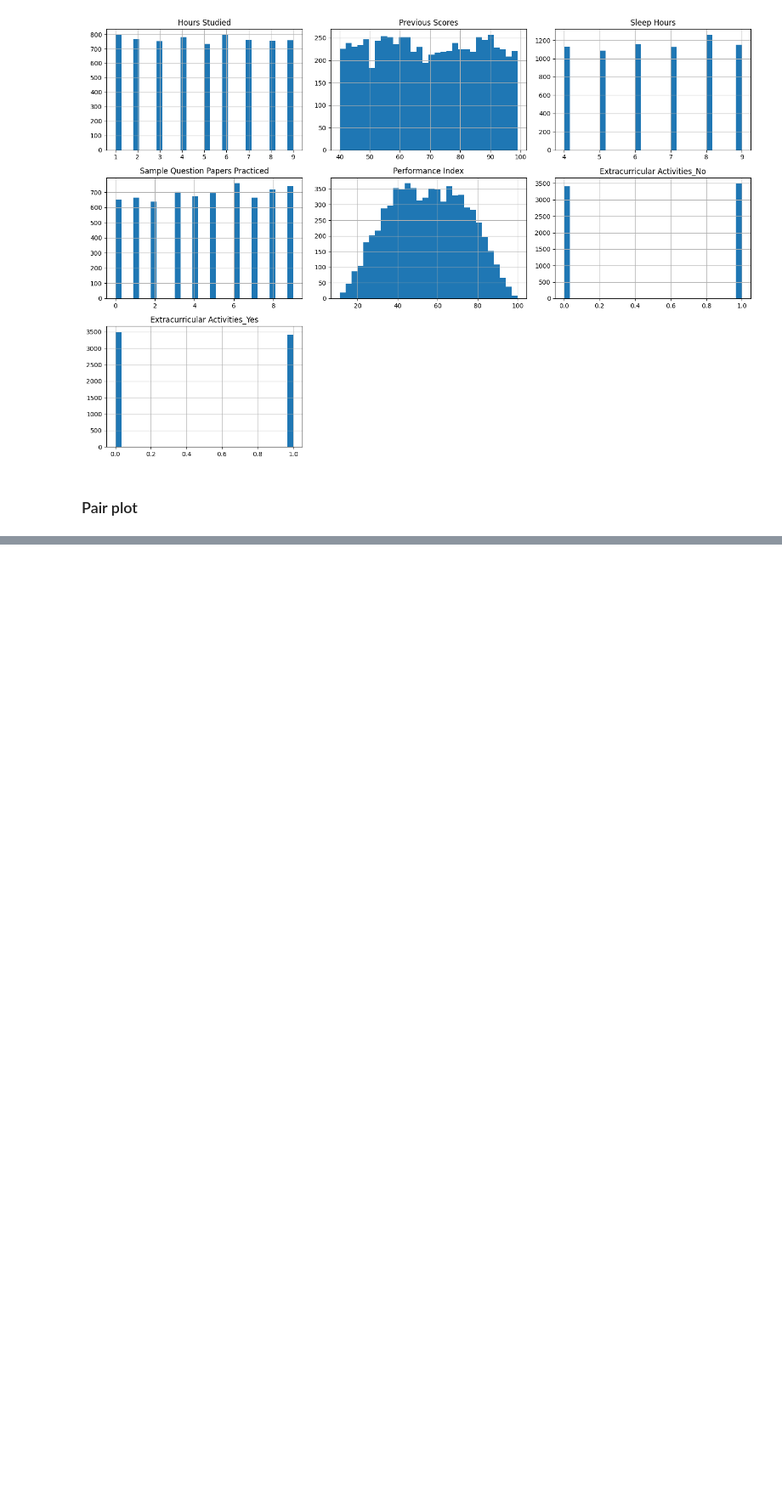
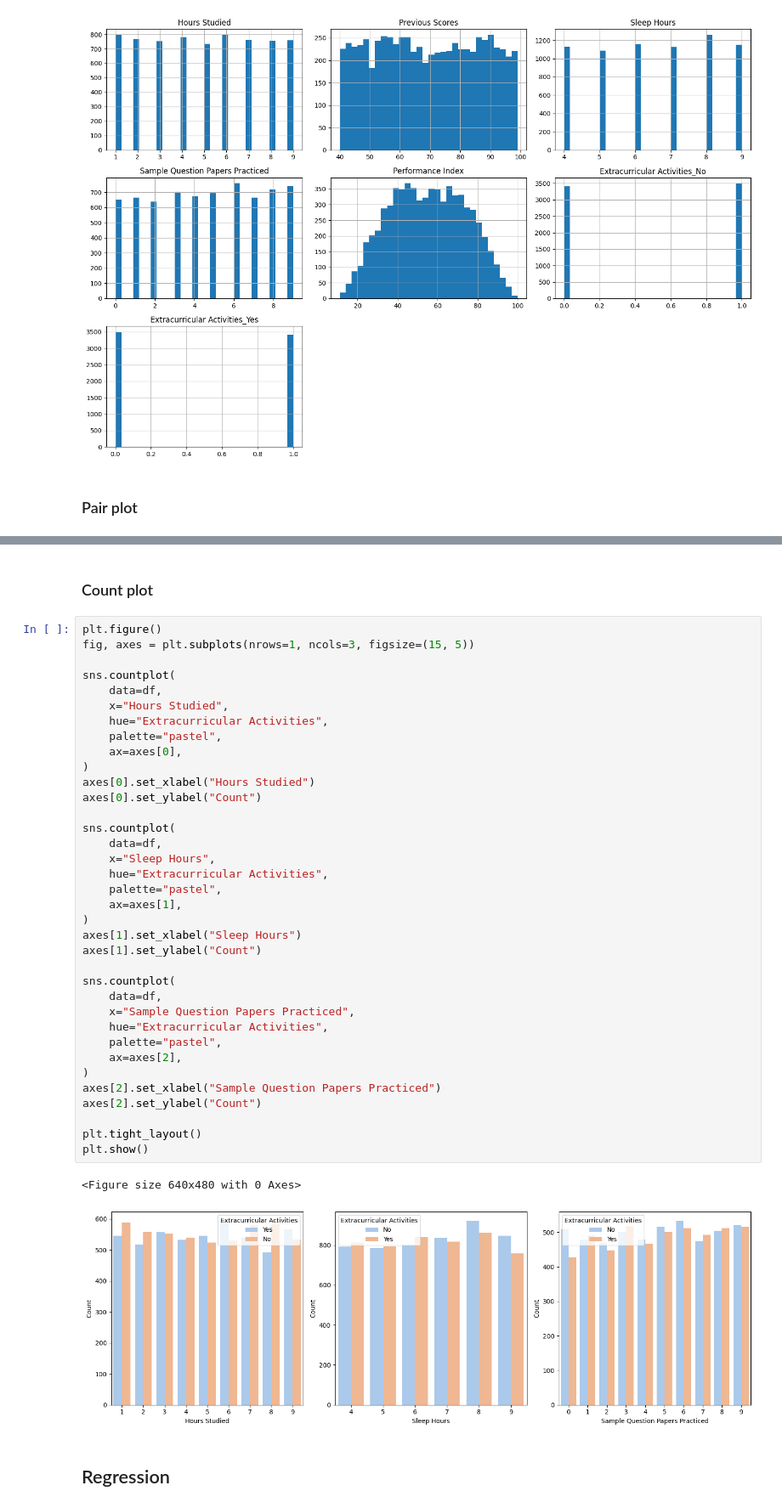
Before and after one commit to moodizone/machine_learning, a Jupyter notebook: notebooks/student-performance.ipynb, the cells around one changed output, grey strips where cells are left out. Shown at 85% size. Cells and saved outputs as stored; diff of their text form; blank space fills up the shorter version.

```diff
--- a/notebooks/student-performance.ipynb
+++ b/notebooks/student-performance.ipynb
@@ -162 +156,44 @@ plt.show()
 [figure]
+# %% [markdown]
+### Count plot
+# %%
+plt.figure()
+fig, axes = plt.subplots(nrows=1, ncols=3, figsize=(15, 5))
+
+sns.countplot(
+    data=df,
+    x="Hours Studied",
+    hue="Extracurricular Activities",
+    palette="pastel",
+    ax=axes[0],
+)
+axes[0].set_xlabel("Hours Studied")
+axes[0].set_ylabel("Count")
+
+sns.countplot(
+    data=df,
+    x="Sleep Hours",
+    hue="Extracurricular Activities",
+    palette="pastel",
+    ax=axes[1],
+)
+axes[1].set_xlabel("Sleep Hours")
+axes[1].set_ylabel("Count")
+
+sns.countplot(
+    data=df,
+    x="Sample Question Papers Practiced",
+    hue="Extracurricular Activities",
+    palette="pastel",
+    ax=axes[2],
+)
+axes[2].set_xlabel("Sample Question Papers Practiced")
+axes[2].set_ylabel("Count")
+
+plt.tight_layout()
+plt.show()
+# %% [output]
+<Figure size 640x480 with 0 Axes>
+[figure, added]
+# %% [markdown]
+## Regression
```
Also changed, not shown: parts of 12 cells of this notebook, 1 other file.
